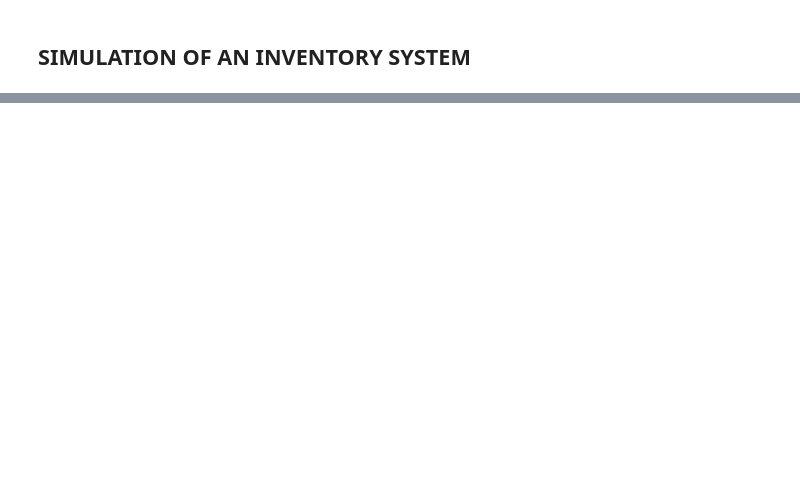
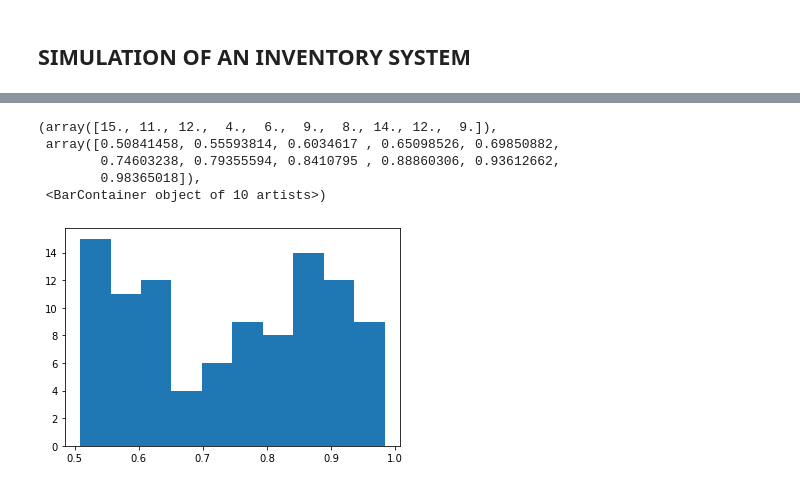
Before and after one commit to uanve/simulation, a Jupyter notebook: simple_systems.ipynb, the cells around one changed output, grey strips where cells are left out. Saved outputs shown, nothing was run; the diff lists cells and outputs as text; code cells hidden in the pictures; blank space fills up the shorter version.

```diff
--- a/simple_systems.ipynb
+++ b/simple_systems.ipynb
@@ -114,0 +153,9 @@ service_times
+# %%
+plt.hist([np.random.rand()/2+0.5 for i in range(100)])
+# %% [output]
+(array([15., 11., 12.,  4.,  6.,  9.,  8., 14., 12.,  9.]),
+ array([0.50841458, 0.55593814, 0.6034617 , 0.65098526, 0.69850882,
+        0.74603238, 0.79355594, 0.8410795 , 0.88860306, 0.93612662,
+        0.98365018]),
+ <BarContainer object of 10 artists>)
+[figure, added]
```
Also changed, not shown: parts of 20 cells of this notebook.
